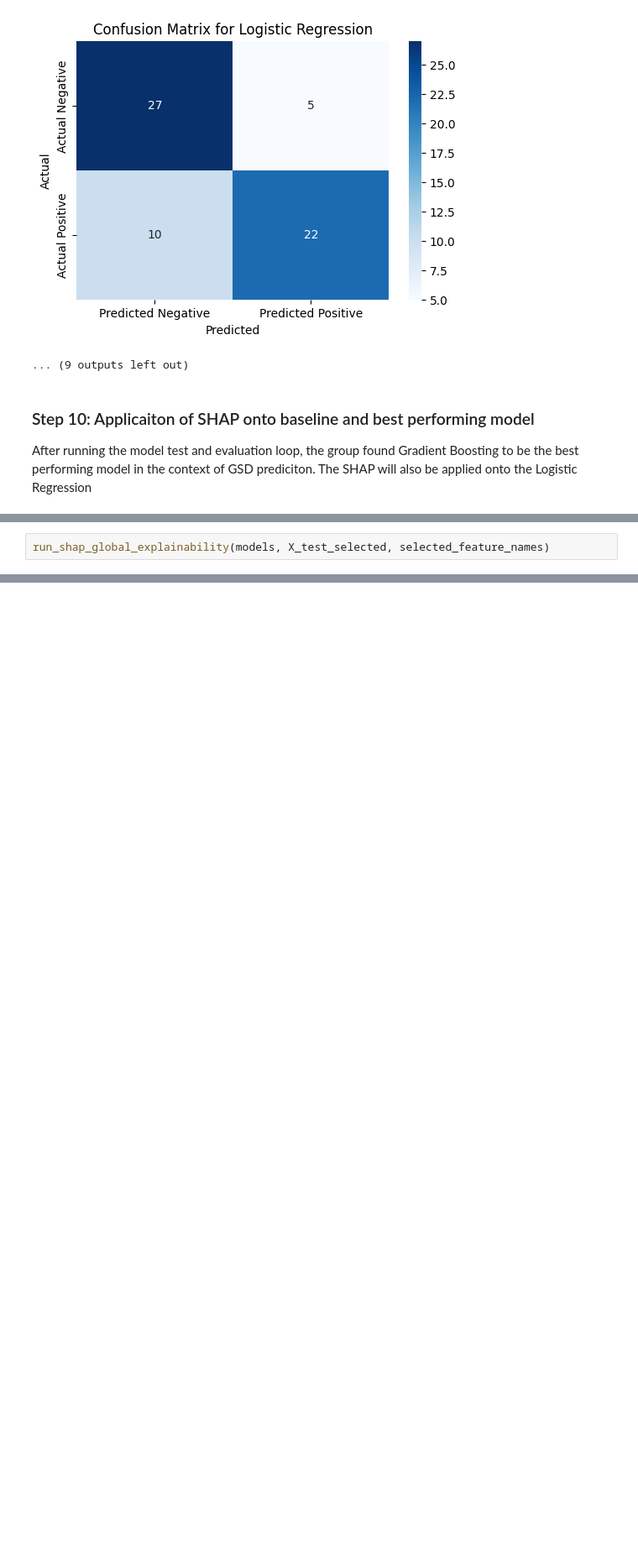
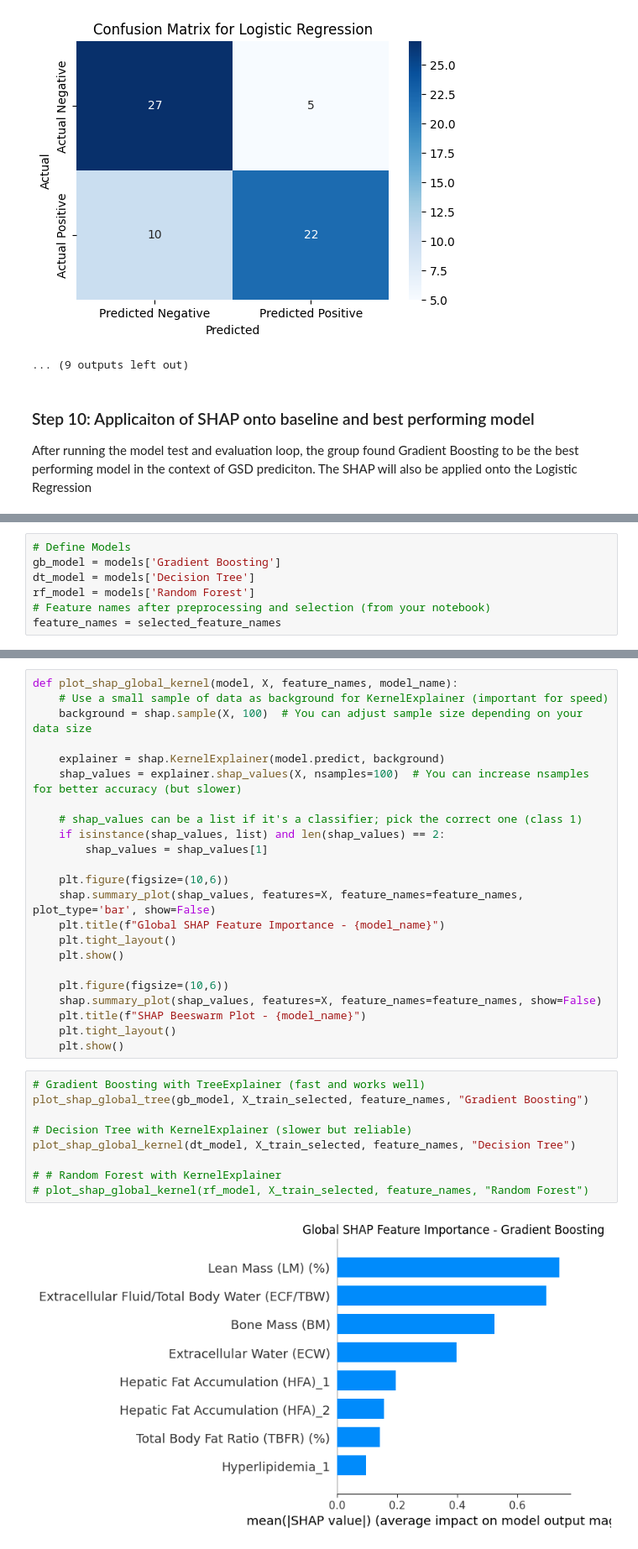
Before and after one commit to krispybataa/cmsc177-capstone-grp3, a Jupyter notebook: capstone-notebook.ipynb, the cells around one changed output, grey strips where cells are left out. Shown at 84% size. Cells and saved outputs as stored; diff of their text form; blank space fills up the shorter version.

Commit message:
Addtion of SHAP XAI

```diff
--- a/capstone-notebook.ipynb
+++ b/capstone-notebook.ipynb
@@ -583,2 +517,0 @@ def run_shap_global_explainability(models, X_test_selected, selected_feature_nam
-# %%
-run_shap_global_explainability(models, X_test_selected, selected_feature_names)
@@ -593,0 +518,7 @@ run_shap_global_explainability(models, X_test_selected, selected_feature_names)
+# %%
+# Define Models
+gb_model = models['Gradient Boosting']
+dt_model = models['Decision Tree']
+rf_model = models['Random Forest']
+# Feature names after preprocessing and selection (from your notebook)
+feature_names = selected_feature_names
@@ -593,0 +545,34 @@ run_shap_global_explainability(models, X_test_selected, selected_feature_names)
+# %%
+def plot_shap_global_kernel(model, X, feature_names, model_name):
+    # Use a small sample of data as background for KernelExplainer (important for speed)
+    background = shap.sample(X, 100)  # You can adjust sample size depending on your data size
+
+    explainer = shap.KernelExplainer(model.predict, background)
+    shap_values = explainer.shap_values(X, nsamples=100)  # You can increase nsamples for better accuracy (but slower)
+
+    # shap_values can be a list if it's a classifier; pick the correct one (class 1)
+    if isinstance(shap_values, list) and len(shap_values) == 2:
+        shap_values = shap_values[1]
+
+    plt.figure(figsize=(10,6))
+    shap.summary_plot(shap_values, features=X, feature_names=feature_names, plot_type='bar', show=False)
+    plt.title(f"Global SHAP Feature Importance - {model_name}")
+    plt.tight_layout()
+    plt.show()
+
+    plt.figure(figsize=(10,6))
+    shap.summary_plot(shap_values, features=X, feature_names=feature_names, show=False)
+    plt.title(f"SHAP Beeswarm Plot - {model_name}")
+    plt.tight_layout()
+    plt.show()
+# %%
+# Gradient Boosting with TreeExplainer (fast and works well)
+plot_shap_global_tree(gb_model, X_train_selected, feature_names, "Gradient Boosting")
+
+# Decision Tree with KernelExplainer (slower but reliable)
+plot_shap_global_kernel(dt_model, X_train_selected, feature_names, "Decision Tree")
+
+# # Random Forest with KernelExplainer
+# plot_shap_global_kernel(rf_model, X_train_selected, feature_names, "Random Forest")
+# %% [output]
+[figure, added]
```
Also changed, not shown: parts of 10 cells of this notebook, 1 other file.
